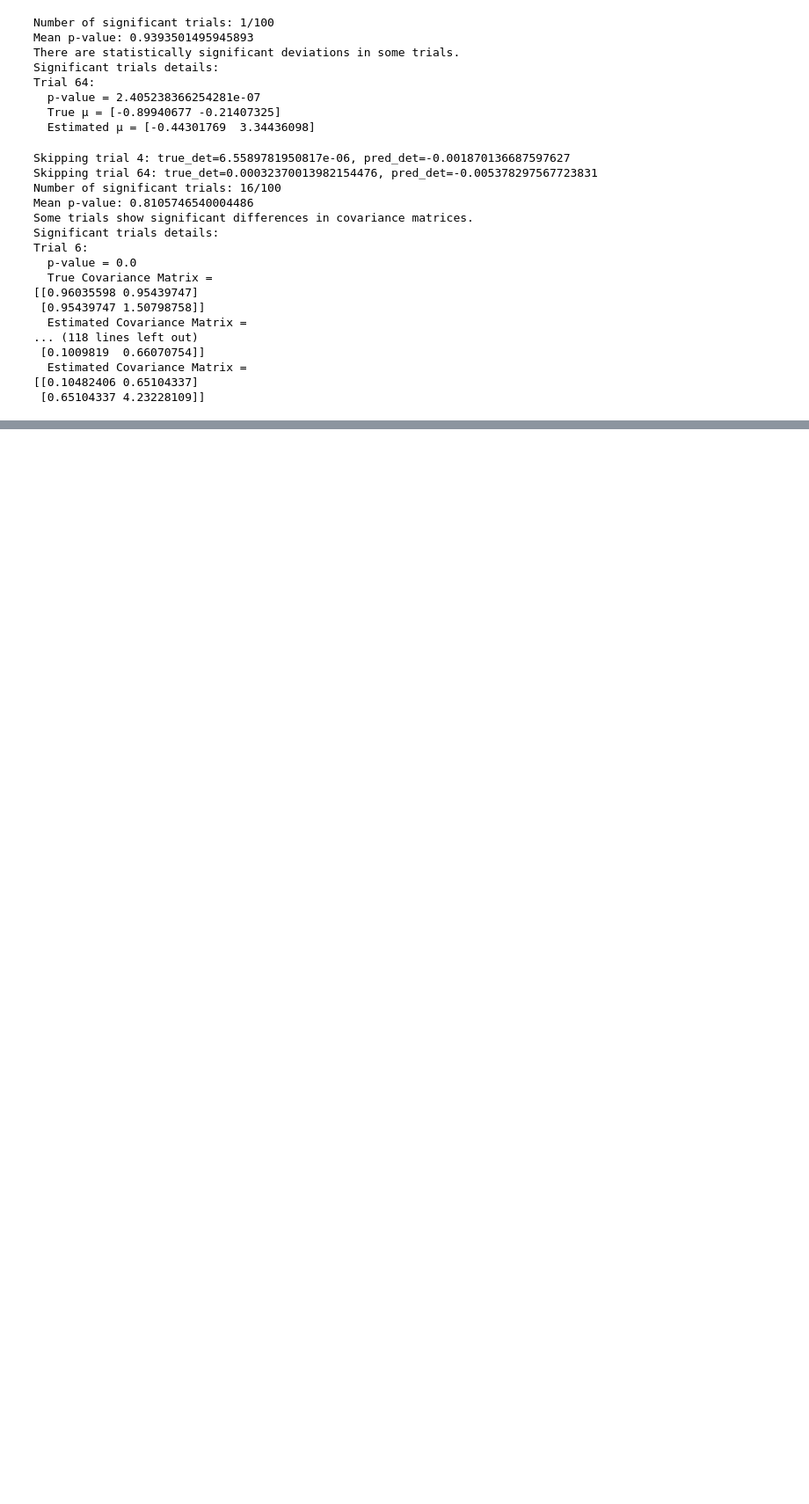
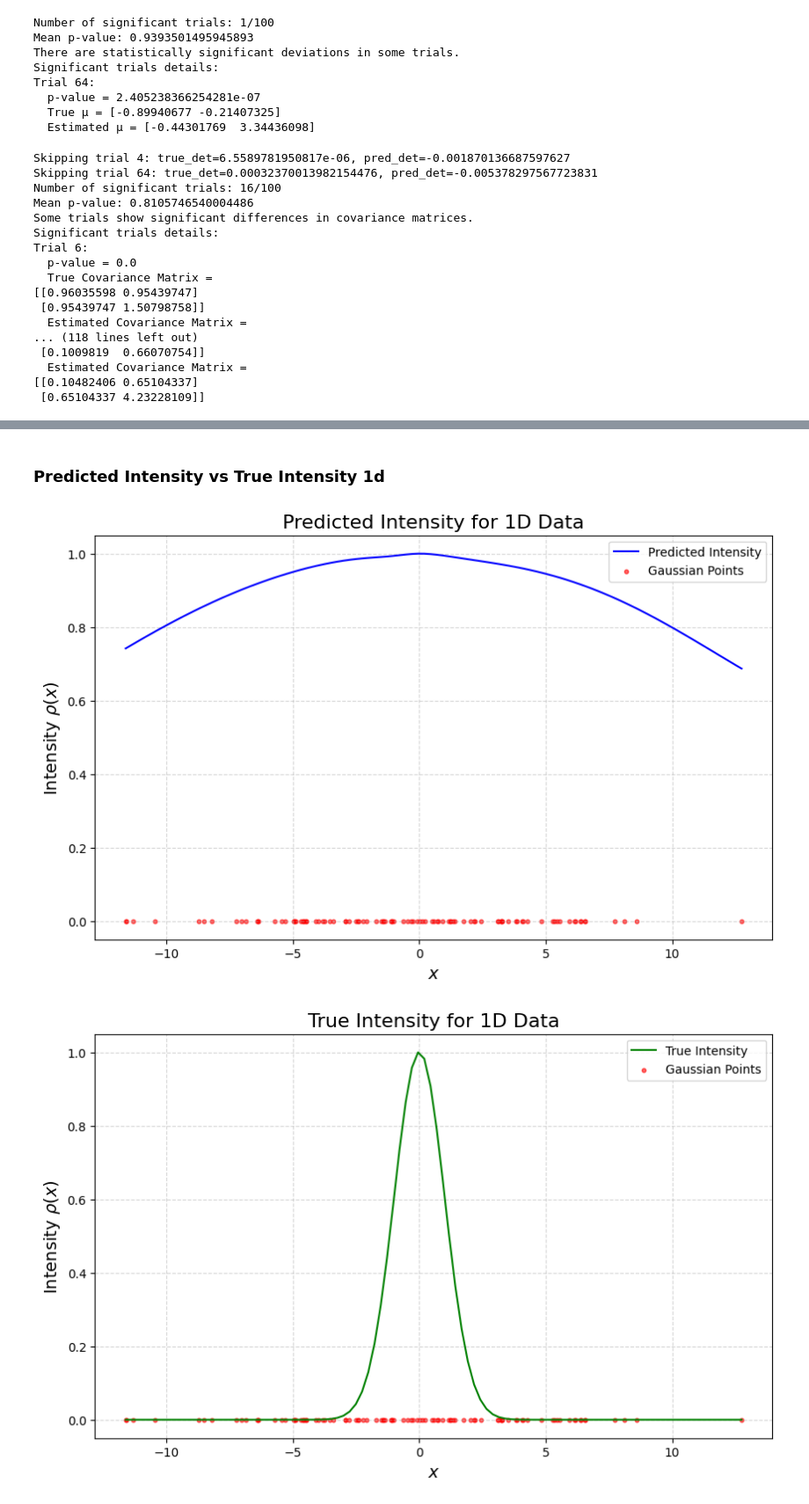
Before and after one commit to katonapng/score_matching, a Jupyter notebook: score_matching_gaussian.ipynb, the cells around one changed output, grey strips where cells are left out. Shown at 88% size. Cells and saved outputs as stored; diff of their text form; code cells hidden in the pictures; blank space fills up the shorter version.

```diff
--- a/score_matching_gaussian.ipynb
+++ b/score_matching_gaussian.ipynb
@@ -682,0 +788,45 @@ Divergence (analytical): -5.632258052693178
+# %% [markdown]
+### Predicted Intensity vs True Intensity 1d
+# %%
+# Extract the 1D data
+x = X_train[0]
+
+# Compute range for the 1D data
+x_min, x_max = x.min(), x.max()
+
+# Generate a 1D grid for intensity
+x_lin = np.linspace(x_min, x_max, 100)  # Adjust resolution if needed
+
+# Compute predicted intensity values for the grid
+intensity_pred = model(torch.tensor(x_lin[:, None], dtype=torch.float32)).squeeze().detach().numpy()
+
+# Compute true intensity values for the grid (assuming Gaussian distribution)
+mu_x = mu[0]  # Mean of the Gaussian in 1D
+sigma_x = np.sqrt(cov[0, 0])  # Standard deviation
+lambda_0 = 1 / (np.sqrt(2 * np.pi) * sigma_x)
+intensity_real = lambda_0 * np.exp(-0.5 * ((x_lin - mu_x) / sigma_x) ** 2)
+
+# Plot 1: Predicted Intensity Function
+plt.figure(figsize=(10, 6))
+plt.plot(x_lin, intensity_pred / np.max(intensity_pred), label='Predicted Intensity', color='blue')
+plt.scatter(x, np.zeros_like(x), c='red', s=10, alpha=0.6, label='Gaussian Points')
+plt.xlabel(r'$x$', fontsize=14)
+plt.ylabel(r'Intensity $\rho(x)$', fontsize=14)
+plt.title('Predicted Intensity for 1D Data', fontsize=16)
+plt.grid(True, linestyle='--', alpha=0.5)
+plt.legend()
+plt.show()
+
+# Plot 2: True Intensity Function
+plt.figure(figsize=(10, 6))
+plt.plot(x_lin, intensity_real / intensity_real.max(), label='True Intensity', color='green')
+plt.scatter(x, np.zeros_like(x), c='red', s=10, alpha=0.6, label='Gaussian Points')
+plt.xlabel(r'$x$', fontsize=14)
+plt.ylabel(r'Intensity $\rho(x)$', fontsize=14)
+plt.title('True Intensity for 1D Data', fontsize=16)
+plt.grid(True, linestyle='--', alpha=0.5)
+plt.legend()
+plt.show()
+# %% [output]
+[figure, added]
+[figure, added]
```
Also changed, not shown: parts of 36 cells of this notebook.
